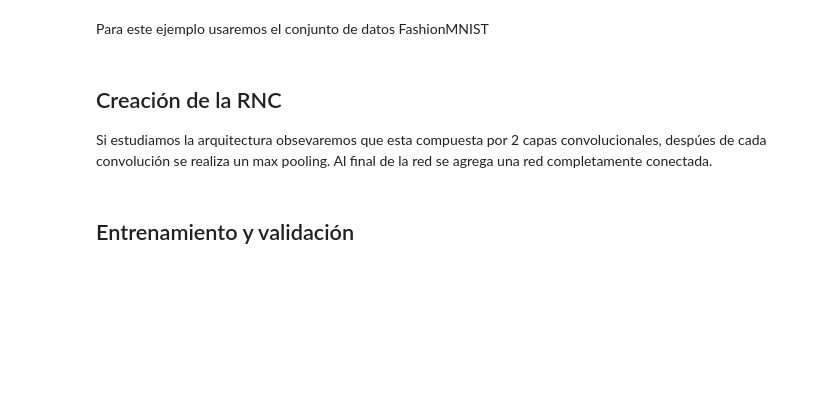
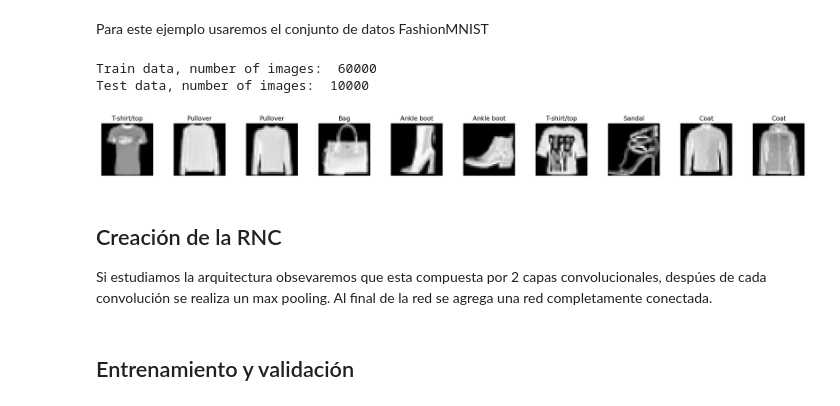
Before and after one commit to irvingvasquez/practicas_pytorch, a Jupyter notebook: 08_RN_Convolucional.ipynb, the cells around one changed output. Cells and saved outputs as stored; diff of their text form; code cells hidden in the pictures; blank space fills up the shorter version.

```diff
--- a/08_RN_Convolucional.ipynb
+++ b/08_RN_Convolucional.ipynb
@@ -32,7 +32,7 @@ batch_size = 64
 # Definimos una transformación de los datos
 transform = transforms.Compose([transforms.Resize(32),
                                 transforms.ToTensor(),
-                                transforms.Normalize((0.5, 0.5, 0.5), (0.5, 0.5, 0.5))])
+                                transforms.Normalize([0.5], [0.5])])
 # Descargamos el conjunto de entrenamiento y cargamos mediante un dataLoader
 trainset = datasets.FashionMNIST('F_MNIST_data/', download=True, train=True, transform=transform)
 trainloader = torch.utils.data.DataLoader(trainset, batch_size, shuffle=True)
@@ -48,20 +48,25 @@ print('Test data, number of images: ', len(testset))
 # specify the image classes
 classes = ['T-shirt/top', 'Trouser', 'Pullover', 'Dress', 'Coat',
            'Sandal', 'Shirt', 'Sneaker', 'Bag', 'Ankle boot']
+# %% [output]
+Train data, number of images:  60000
+Test data, number of images:  10000
 # %%
 # obtain one batch of training images
 dataiter = iter(trainloader)
-images, labels = dataiter.next()
+images, labels = next(dataiter)
 images = images.numpy()
 
 display_size = 10
 
 # plot the images in the batch, along with the corresponding labels
 fig = plt.figure(figsize=(25, 4))
 for idx in np.arange(display_size):
     ax = fig.add_subplot(2, display_size, idx+1, xticks=[], yticks=[])
     ax.imshow(np.squeeze(images[idx]), cmap='gray')
     ax.set_title(classes[labels[idx]])
+# %% [output]
+[figure, added]
 # %% [markdown]
 ## Creación de la RNC
 Si estudiamos la arquitectura obsevaremos que esta compuesta por 2 capas convolucionales, despúes de cada convolución se realiza un max pooling. Al final de la red se agrega una red completamente conectada.
```
Also changed, not shown: parts of 4 cells of this notebook, 4 other files.
